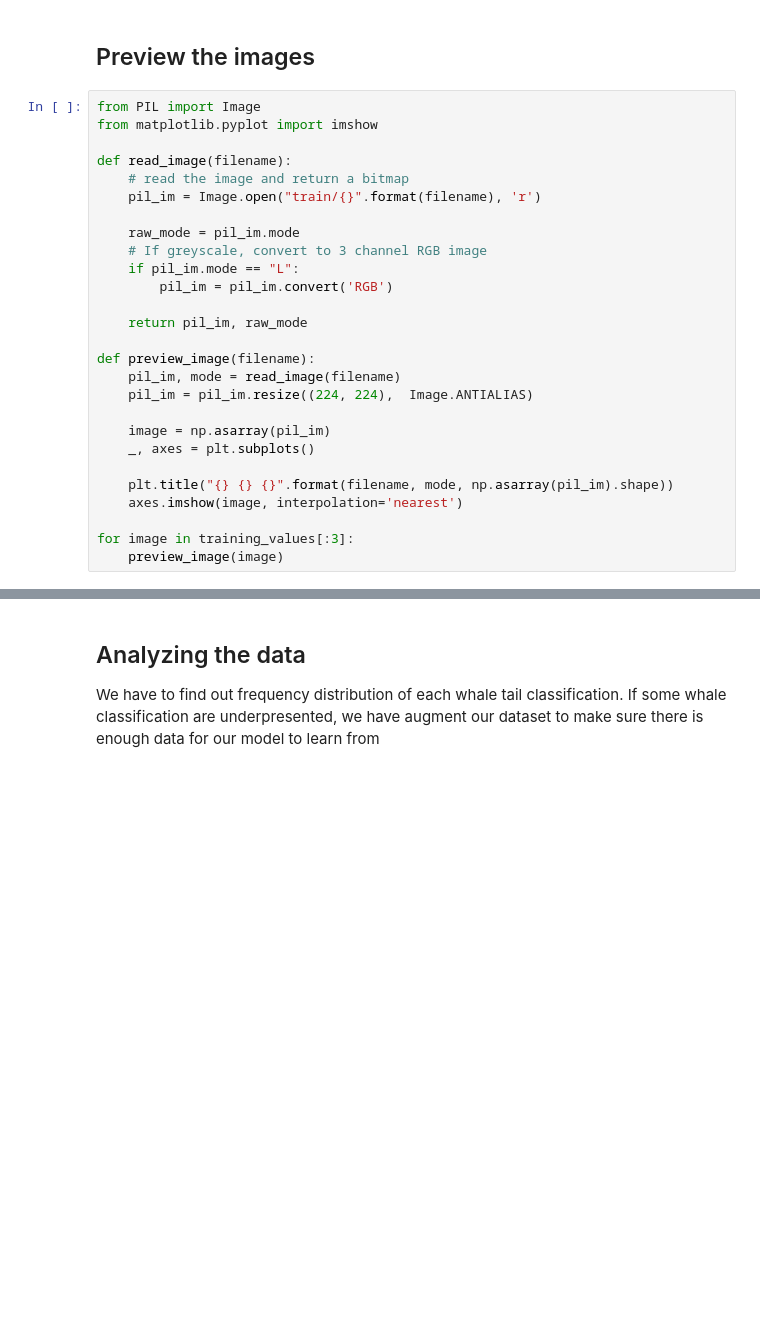
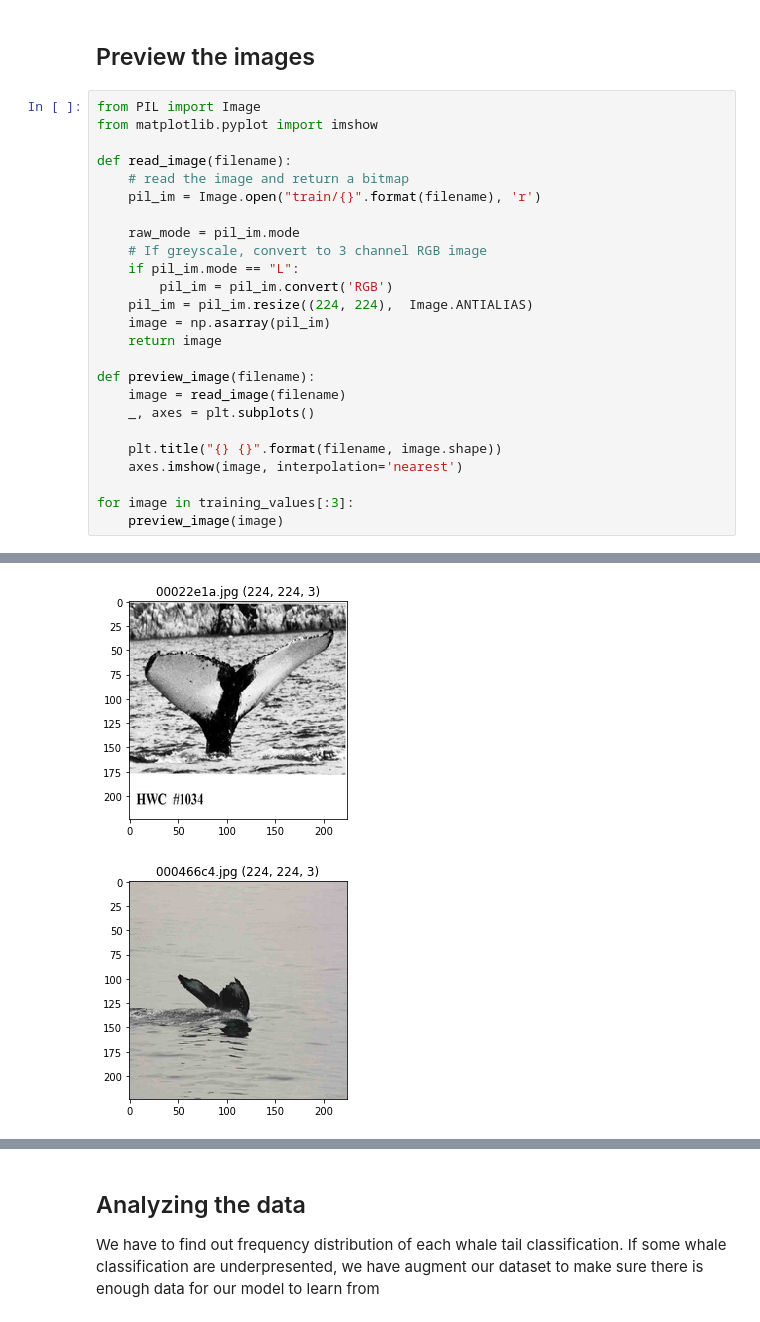
Before and after one commit to manish/Kaggling, a Jupyter notebook: WhaleWhaleWhale/Whale Tail.ipynb, the cells around one changed output, grey strips where cells are left out. Saved outputs shown, nothing was run; the diff lists cells and outputs as text; blank space fills up the shorter version.

```diff
--- a/WhaleWhaleWhale/Whale Tail.ipynb
+++ b/WhaleWhaleWhale/Whale Tail.ipynb
@@ -41,17 +41,15 @@ def read_image(filename):
     # If greyscale, convert to 3 channel RGB image
     if pil_im.mode == "L":
         pil_im = pil_im.convert('RGB')
-
-    return pil_im, raw_mode
+    pil_im = pil_im.resize((224, 224),  Image.ANTIALIAS)
+    image = np.asarray(pil_im)
+    return image
 
 def preview_image(filename):
-    pil_im, mode = read_image(filename)
-    pil_im = pil_im.resize((224, 224),  Image.ANTIALIAS)
-
-    image = np.asarray(pil_im)
+    image = read_image(filename)
     _, axes = plt.subplots()
 
-    plt.title("{} {} {}".format(filename, mode, np.asarray(pil_im).shape))
+    plt.title("{} {}".format(filename, image.shape))
     axes.imshow(image, interpolation='nearest')
 
 for image in training_values[:3]:
@@ -65,0 +58,2 @@ for image in training_values[:3]:
+[figure, added]
+[figure, added]
```
Also changed, not shown: parts of 4 cells of this notebook, 1 other file.
